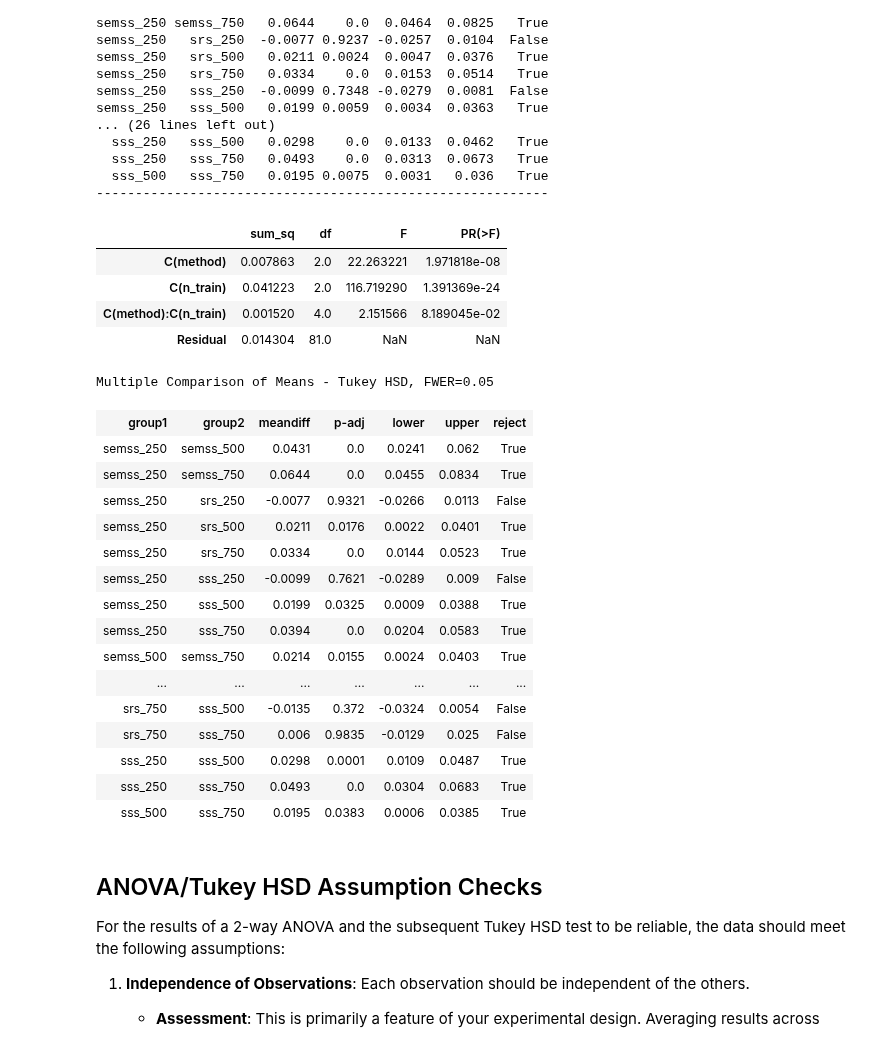
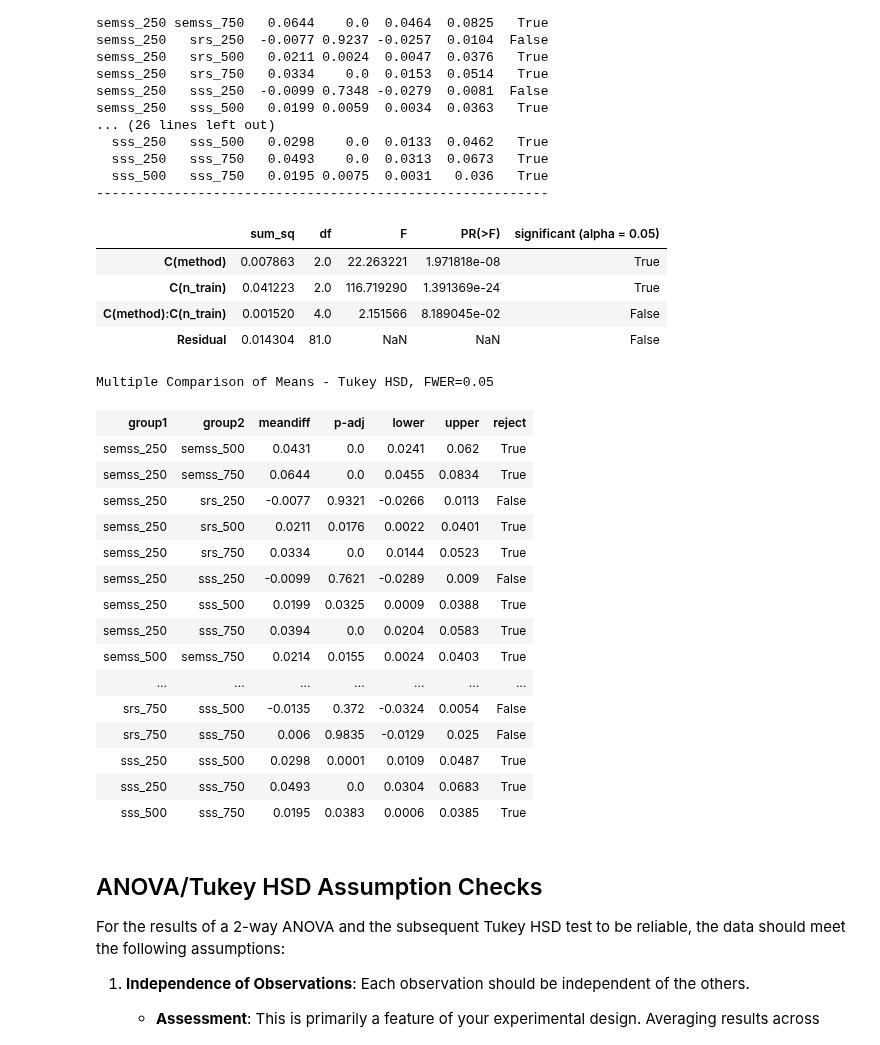
Before and after one commit to DakotaHester/ms-land-cover, a Jupyter notebook: notebooks/cpb_results.ipynb, the cells around one changed output. Saved outputs shown, nothing was run; the diff lists cells and outputs as text; code cells hidden in the pictures.

```diff
--- a/notebooks/cpb_results.ipynb
+++ b/notebooks/cpb_results.ipynb
@@ -168,29 +171,29 @@ semss_250   sss_500   0.0199 0.0059  0.0034  0.0363   True
 # %%
 # metrics_df_750 = metrics_df.loc[metrics_df['n_train'] == 750][['macro_jaccard', 'method', 'rep']]
 metrics_df_750 = metrics_df[['macro_jaccard', 'method', 'rep', 'n_train']]
 metrics_df_750 = metrics_df_750.groupby(['rep', 'method', 'n_train']).mean()
 metrics_df_750 = metrics_df_750.reset_index()
 
 anova = sm.stats.anova_lm(sm.OLS.from_formula('macro_jaccard ~ C(method) + C(n_train) + C(method):C(n_train)', data=metrics_df_750.reset_index()).fit(), typ=2)
-
+anova['significant (alpha = 0.05)'] = anova['PR(>F)'] < 0.05
 
 metrics_df_750['group'] = metrics_df_750['method'].astype(str) + '_' + metrics_df_750['n_train'].astype(str)
 
 tukey_results_avg = pairwise_tukeyhsd(
     endog=metrics_df_750['macro_jaccard'],
     # groups=metrics_df_750['method'],
     groups=metrics_df_750['group'],
     alpha=0.05
 )
 
 display(anova)
 display(tukey_results_avg.summary())
 # %% [output]
-|  | sum_sq | df | F | PR(>F) |
-| C(method) | 0.007863 | 2.0 | 22.263221 | 1.971818e-08 |
-| C(n_train) | 0.041223 | 2.0 | 116.719290 | 1.391369e-24 |
-| C(method):C(n_train) | 0.001520 | 4.0 | 2.151566 | 8.189045e-02 |
-| Residual | 0.014304 | 81.0 | NaN | NaN |
+|  | sum_sq | df | F | PR(>F) | significant (alpha = 0.05) |
+| C(method) | 0.007863 | 2.0 | 22.263221 | 1.971818e-08 | True |
+| C(n_train) | 0.041223 | 2.0 | 116.719290 | 1.391369e-24 | True |
+| C(method):C(n_train) | 0.001520 | 4.0 | 2.151566 | 8.189045e-02 | False |
+| Residual | 0.014304 | 81.0 | NaN | NaN | False |
 Multiple Comparison of Means - Tukey HSD, FWER=0.05
 | group1 | group2 | meandiff | p-adj | lower | upper | reject |
 | semss_250 | semss_500 | 0.0431 | 0.0 | 0.0241 | 0.062 | True |
```
Also changed, not shown: parts of 2 cells of this notebook, 30 other files.
